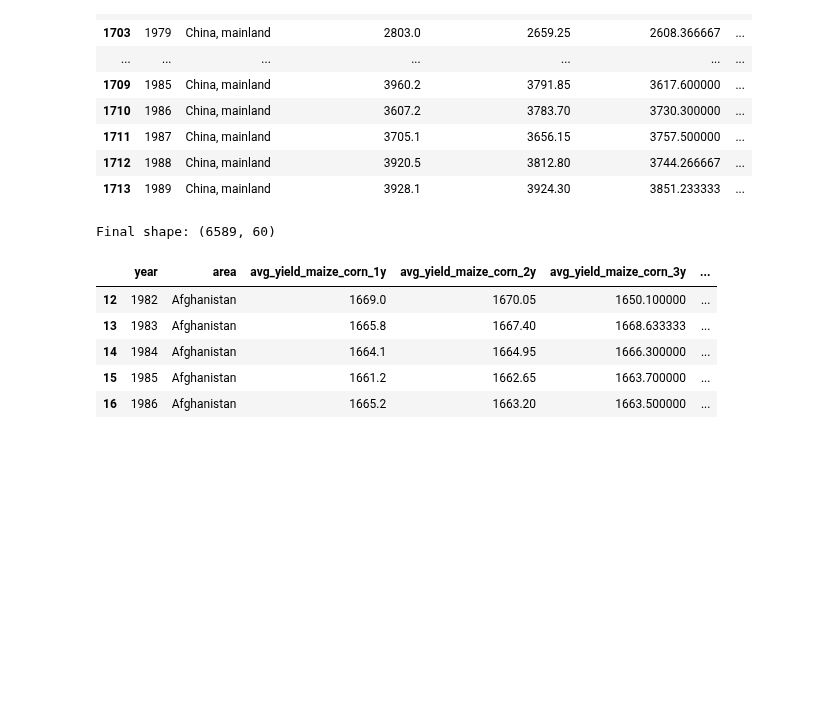
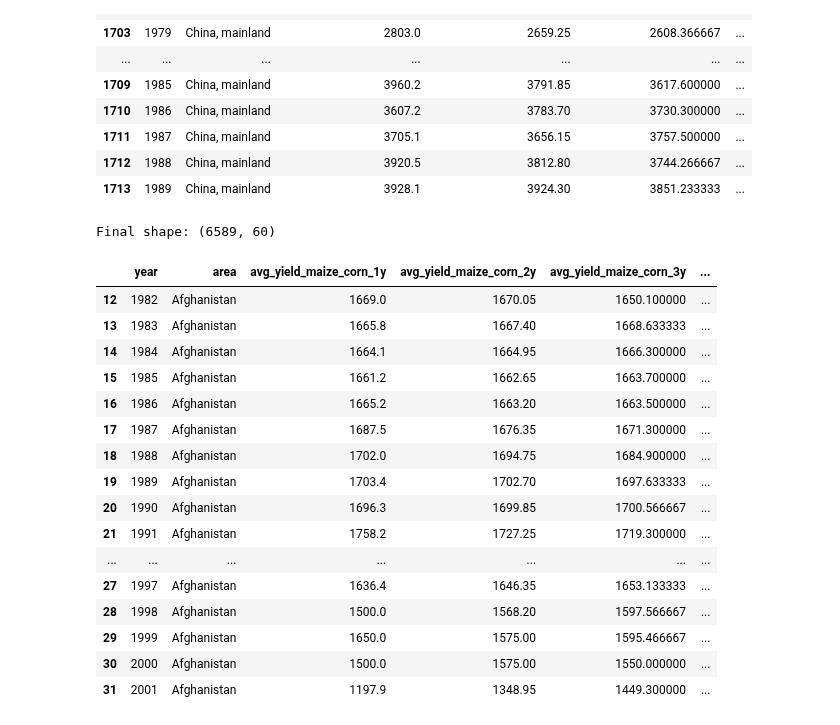
Before and after one commit to pavinpp/ML_project, a Jupyter notebook: Part_3_PrepFeature.ipynb, the cells around one changed output. Saved outputs shown, nothing was run; the diff lists cells and outputs as text; code cells hidden in the pictures; blank space fills up the shorter version.

```diff
--- a/Part_3_PrepFeature.ipynb
+++ b/Part_3_PrepFeature.ipynb
@@ -275,18 +275,29 @@ x_features[x_features['area'] == 'China, mainland'].head(20)
 # %%
 # Filtering for years with good data (1982+)
 x_features = x_features[x_features['year'] >= 1982]
 
 # Saving the final file
 x_features.to_parquet('Parquet/x_features_v3.parquet')
 #x_features.to_csv('Parquet/x_features_v3.csv')
 
 print(f"Final shape: {x_features.shape}")
-x_features.head()
+x_features.head(20)
 # %% [output]
 Final shape: (6589, 60)
 |  | year | area | avg_yield_maize_corn_1y | avg_yield_maize_corn_2y | avg_yield_maize_corn_3y | ... |
 | 12 | 1982 | Afghanistan | 1669.0 | 1670.05 | 1650.100000 | ... |
 | 13 | 1983 | Afghanistan | 1665.8 | 1667.40 | 1668.633333 | ... |
 | 14 | 1984 | Afghanistan | 1664.1 | 1664.95 | 1666.300000 | ... |
 | 15 | 1985 | Afghanistan | 1661.2 | 1662.65 | 1663.700000 | ... |
 | 16 | 1986 | Afghanistan | 1665.2 | 1663.20 | 1663.500000 | ... |
+| 17 | 1987 | Afghanistan | 1687.5 | 1676.35 | 1671.300000 | ... |
+| 18 | 1988 | Afghanistan | 1702.0 | 1694.75 | 1684.900000 | ... |
+| 19 | 1989 | Afghanistan | 1703.4 | 1702.70 | 1697.633333 | ... |
+| 20 | 1990 | Afghanistan | 1696.3 | 1699.85 | 1700.566667 | ... |
+| 21 | 1991 | Afghanistan | 1758.2 | 1727.25 | 1719.300000 | ... |
+| ... | ... | ... | ... | ... | ... | ... |
+| 27 | 1997 | Afghanistan | 1636.4 | 1646.35 | 1653.133333 | ... |
+| 28 | 1998 | Afghanistan | 1500.0 | 1568.20 | 1597.566667 | ... |
+| 29 | 1999 | Afghanistan | 1650.0 | 1575.00 | 1595.466667 | ... |
+| 30 | 2000 | Afghanistan | 1500.0 | 1575.00 | 1550.000000 | ... |
+| 31 | 2001 | Afghanistan | 1197.9 | 1348.95 | 1449.300000 | ... |
```
Also changed, not shown: parts of 1 cell of this notebook, 4 other files.
